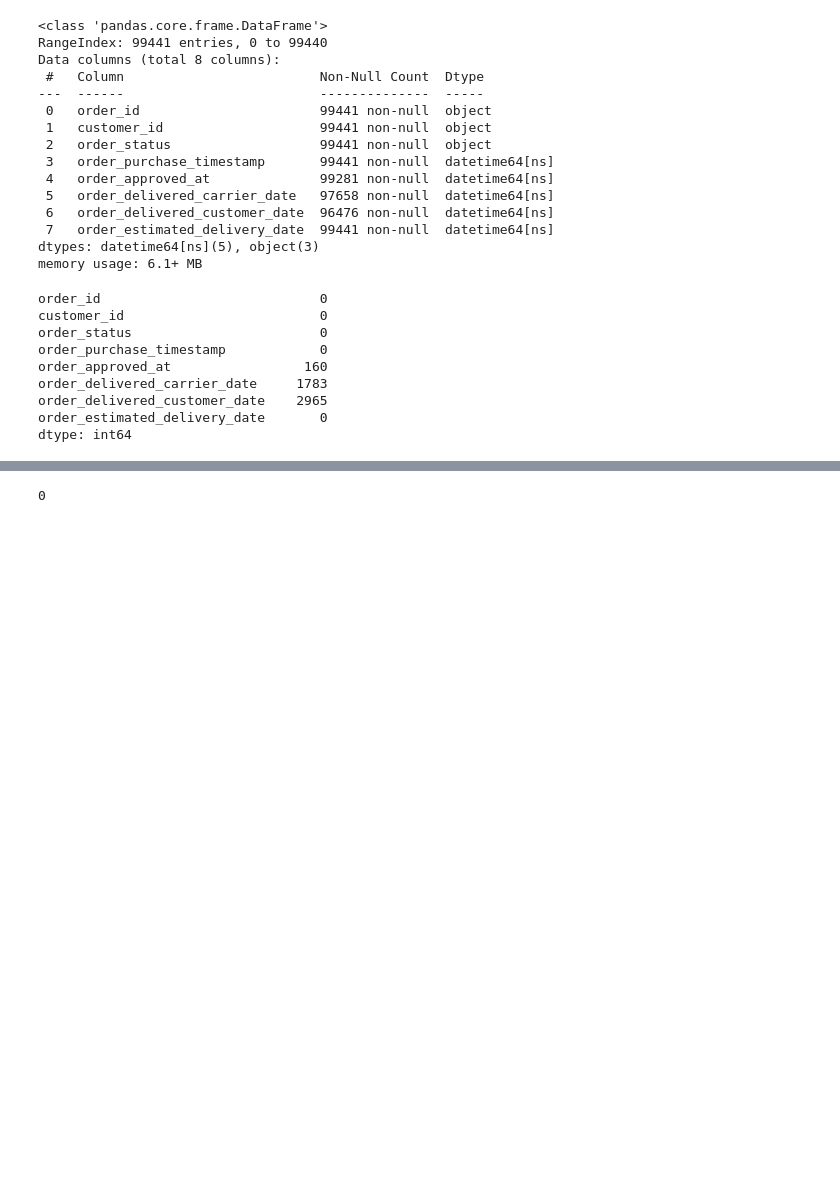
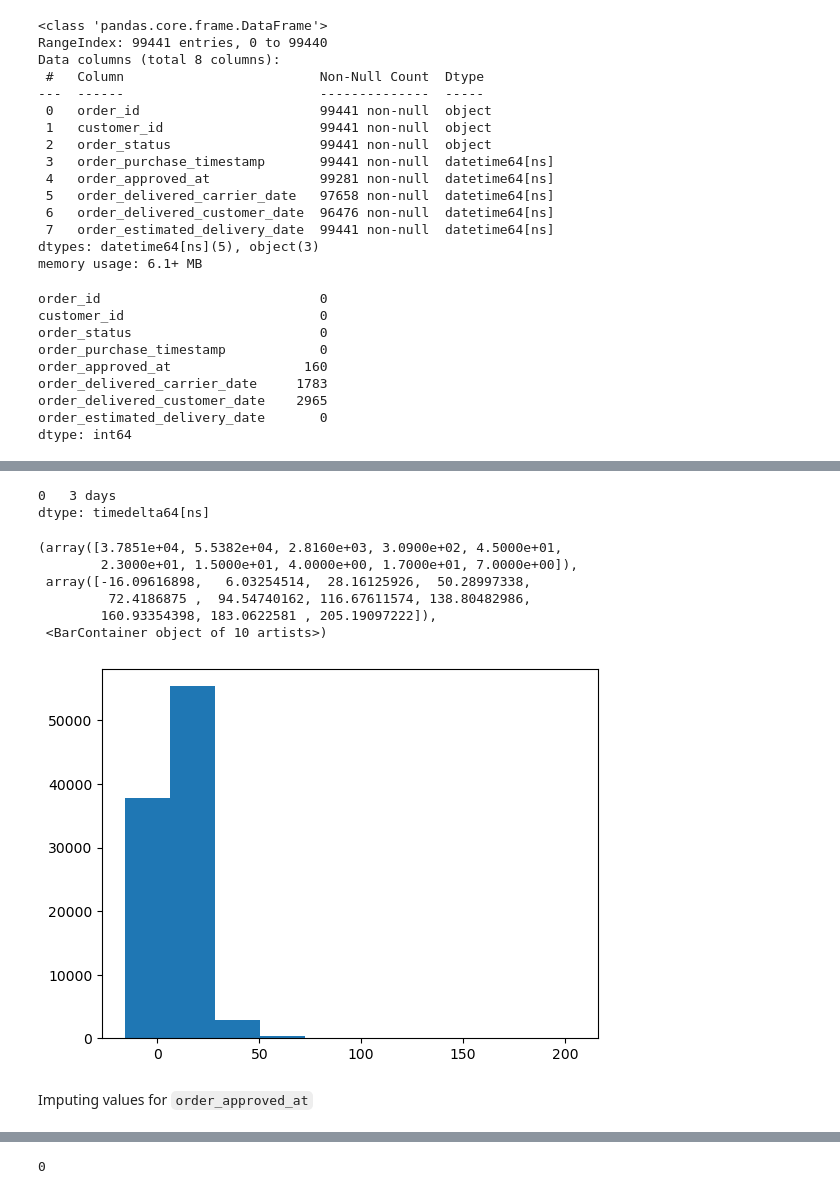
Before and after one commit to lalanamika/olist_ecommerce_data_analysis, a Jupyter notebook: notebooks/1-EDA-Cleaning.ipynb, the cells around one changed output, grey strips where cells are left out. Saved outputs shown, nothing was run; the diff lists cells and outputs as text; code cells hidden in the pictures; blank space fills up the shorter version.

Commit message:
Cleaned datasets and merged them to prep for Tableau visualization

```diff
--- a/notebooks/1-EDA-Cleaning.ipynb
+++ b/notebooks/1-EDA-Cleaning.ipynb
@@ -158,0 +189,3 @@ dtype: int64
+# %%
+df_orders_delivered = df_orders.loc[df_orders['order_status'] == "delivered"]
+df_orders_delivered.isna().sum()
@@ -158,0 +218,20 @@ dtype: int64
+# %%
+(df_orders_delivered['order_delivered_customer_date'] - df_orders_delivered['order_delivered_carrier_date']).mode()
+# %% [output]
+0   3 days
+dtype: timedelta64[ns]
+# %%
+diff_approved=((df_orders_delivered['order_delivered_customer_date'] - df_orders_delivered['order_delivered_carrier_date'])/np.timedelta64(1, 'D'))
+# %%
+plt.figure()
+plt.hist(diff_approved)
+# %% [output]
+(array([3.7851e+04, 5.5382e+04, 2.8160e+03, 3.0900e+02, 4.5000e+01,
+        2.3000e+01, 1.5000e+01, 4.0000e+00, 1.7000e+01, 7.0000e+00]),
+ array([-16.09616898,   6.03254514,  28.16125926,  50.28997338,
+         72.4186875 ,  94.54740162, 116.67611574, 138.80482986,
+        160.93354398, 183.0622581 , 205.19097222]),
+ <BarContainer object of 10 artists>)
+[figure, added]
+# %% [markdown]
+Imputing values for `order_approved_at`
```
Also changed, not shown: parts of 84 cells of this notebook.
